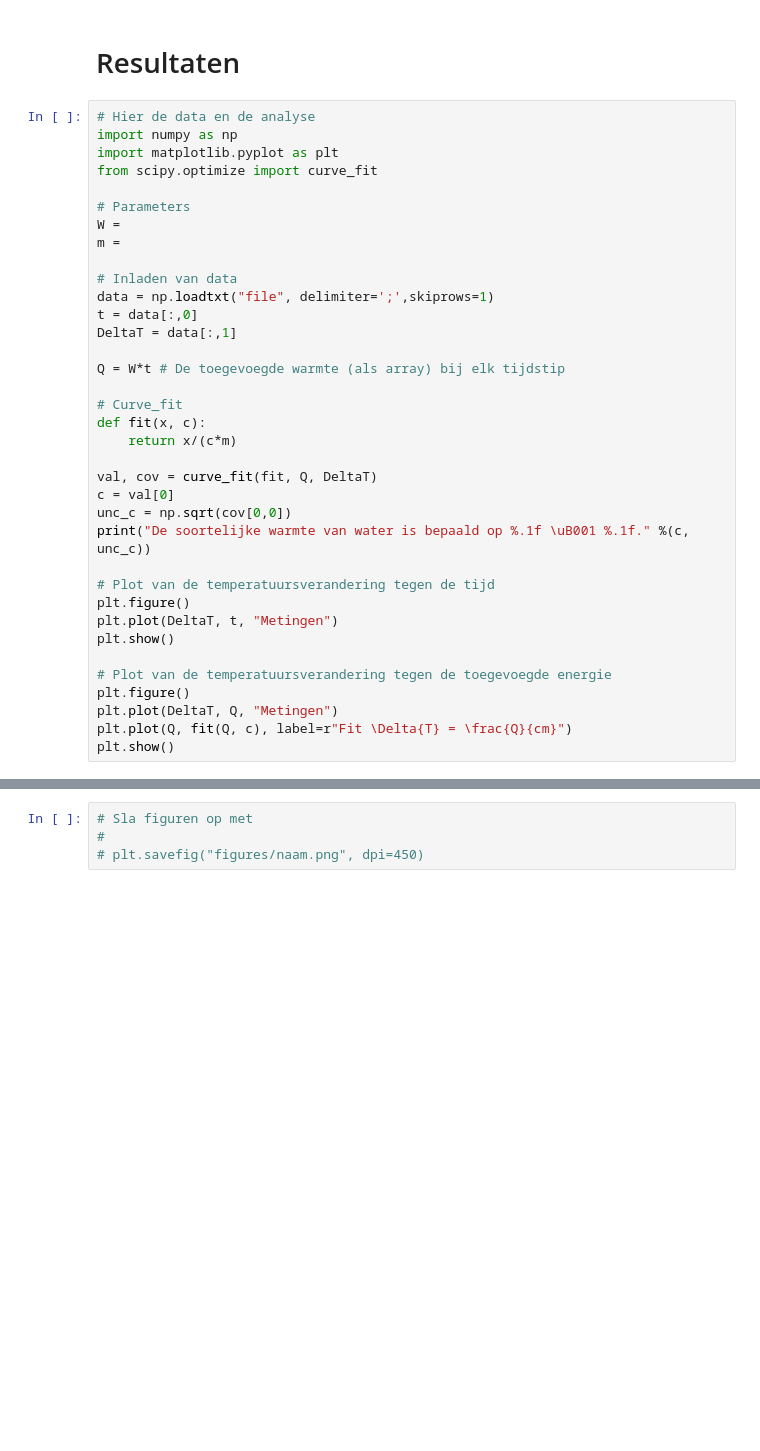
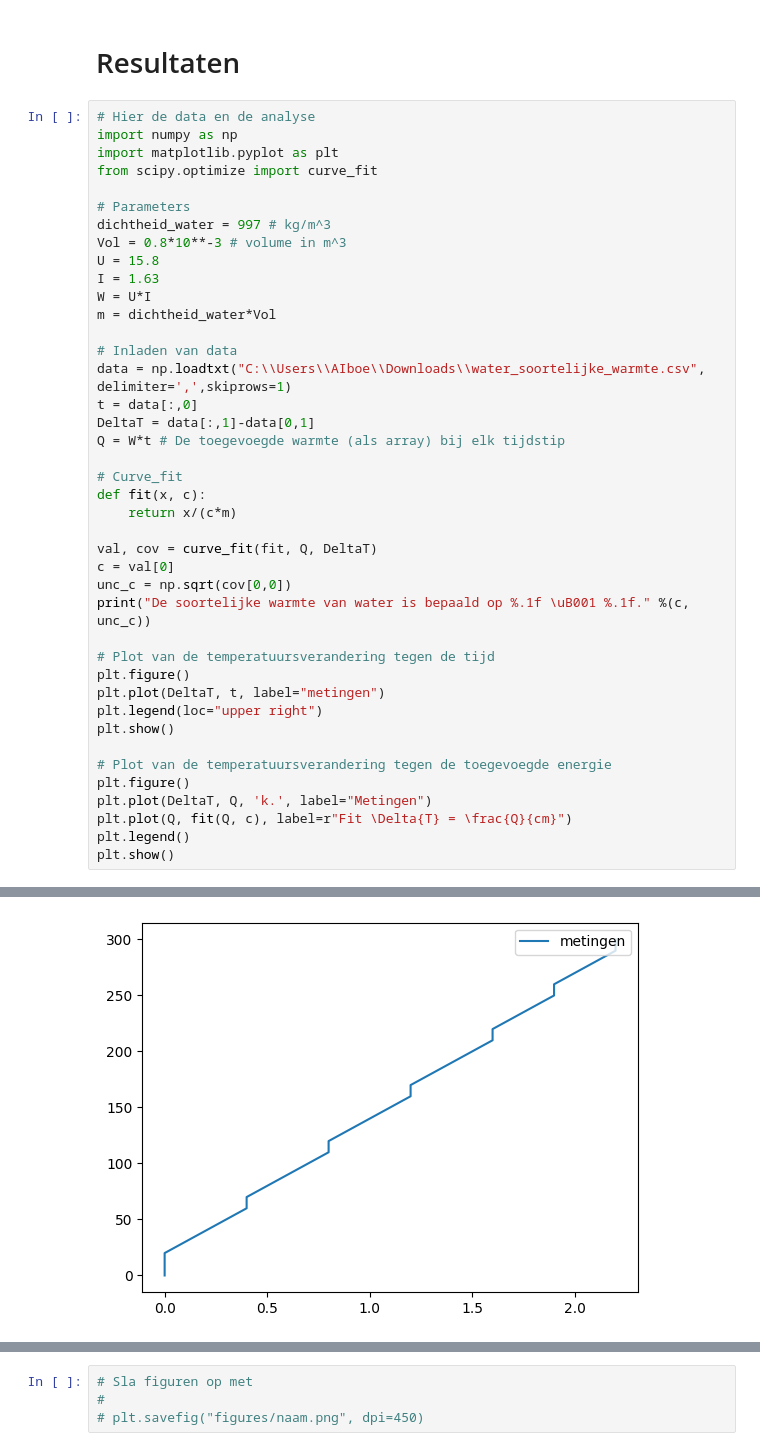
Before and after one commit to thaak123/19, a Jupyter notebook: Content/Labs/cwater.ipynb, the cells around one changed output, grey strips where cells are left out. Drawn from its saved outputs; the diff is of its cells as text; blank space fills up the shorter version.

Commit message:
Soortelijke warmte bepaald in de proef "cwater" m.b.v. onze data.

```diff
--- a/Content/Labs/cwater.ipynb
+++ b/Content/Labs/cwater.ipynb
@@ -72,14 +72,17 @@ import matplotlib.pyplot as plt
 from scipy.optimize import curve_fit
 
 # Parameters
-W =
-m =
+dichtheid_water = 997 # kg/m^3
+Vol = 0.8*10**-3 # volume in m^3
+U = 15.8
+I = 1.63
+W = U*I
+m = dichtheid_water*Vol
 
 # Inladen van data
-data = np.loadtxt("file", delimiter=';',skiprows=1)
+data = np.loadtxt("C:\\Users\\AIboe\\Downloads\\water_soortelijke_warmte.csv", delimiter=',',skiprows=1)
 t = data[:,0]
-DeltaT = data[:,1]
-
+DeltaT = data[:,1]-data[0,1]
 Q = W*t # De toegevoegde warmte (als array) bij elk tijdstip
 
 # Curve_fit
@@ -93,11 +96,14 @@ print("De soortelijke warmte van water is bepaald op %.1f \uB001 %.1f." %(c, unc
 
 # Plot van de temperatuursverandering tegen de tijd
 plt.figure()
-plt.plot(DeltaT, t, "Metingen")
+plt.plot(DeltaT, t, label="metingen")
+plt.legend(loc="upper right")
 plt.show()
 
 # Plot van de temperatuursverandering tegen de toegevoegde energie
 plt.figure()
-plt.plot(DeltaT, Q, "Metingen")
+plt.plot(DeltaT, Q, 'k.', label="Metingen")
 plt.plot(Q, fit(Q, c), label=r"Fit \Delta{T} = \frac{Q}{cm}")
+plt.legend()
 plt.show()
+# %% [output]
@@ -103,0 +111 @@ plt.show()
+[figure, added]
```
Also changed, not shown: parts of 1 cell of this notebook.
